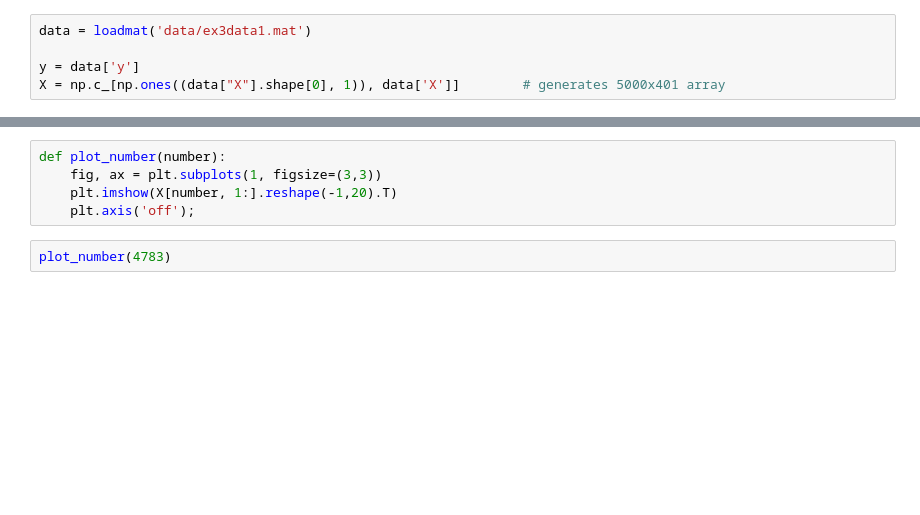
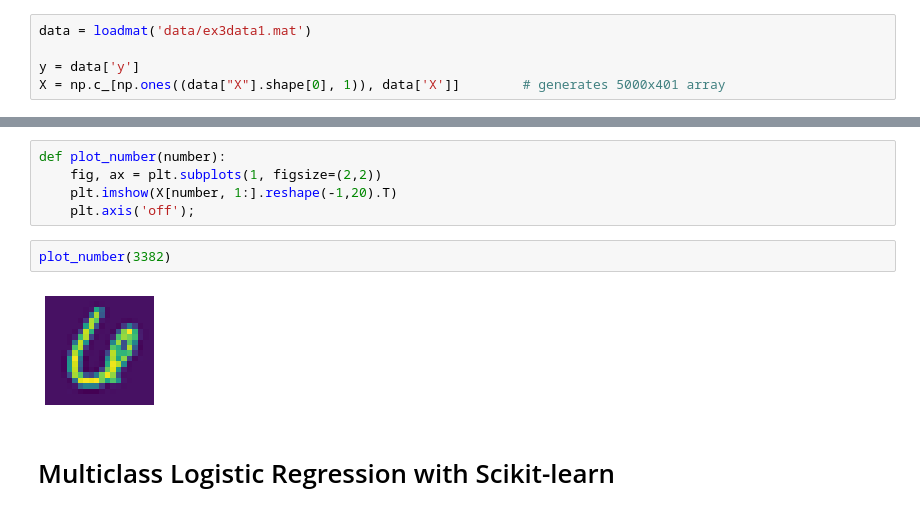
Before and after one commit to mcagriardic/Andrew-NG-Coursera, a Jupyter notebook: ex3/Assignment 3 - Multi-class Classification and Neural Networks .ipynb, the cells around one changed output, grey strips where cells are left out. Saved outputs shown, nothing was run; the diff lists cells and outputs as text; blank space fills up the shorter version.

```diff
--- a/ex3/Assignment 3 - Multi-class Classification and Neural Networks .ipynb
+++ b/ex3/Assignment 3 - Multi-class Classification and Neural Networks .ipynb
@@ -87,7 +130,11 @@ def predictOneVsAll(all_thetas, features):
 # %%
 def plot_number(number):
-    fig, ax = plt.subplots(1, figsize=(3,3))
+    fig, ax = plt.subplots(1, figsize=(2,2))
     plt.imshow(X[number, 1:].reshape(-1,20).T)
     plt.axis('off');
 # %%
-plot_number(4783)
+plot_number(3382)
+# %% [output]
+[figure, added]
+# %% [markdown]
+# Multiclass Logistic Regression with Scikit-learn
```
Also changed, not shown: parts of 30 cells of this notebook.
